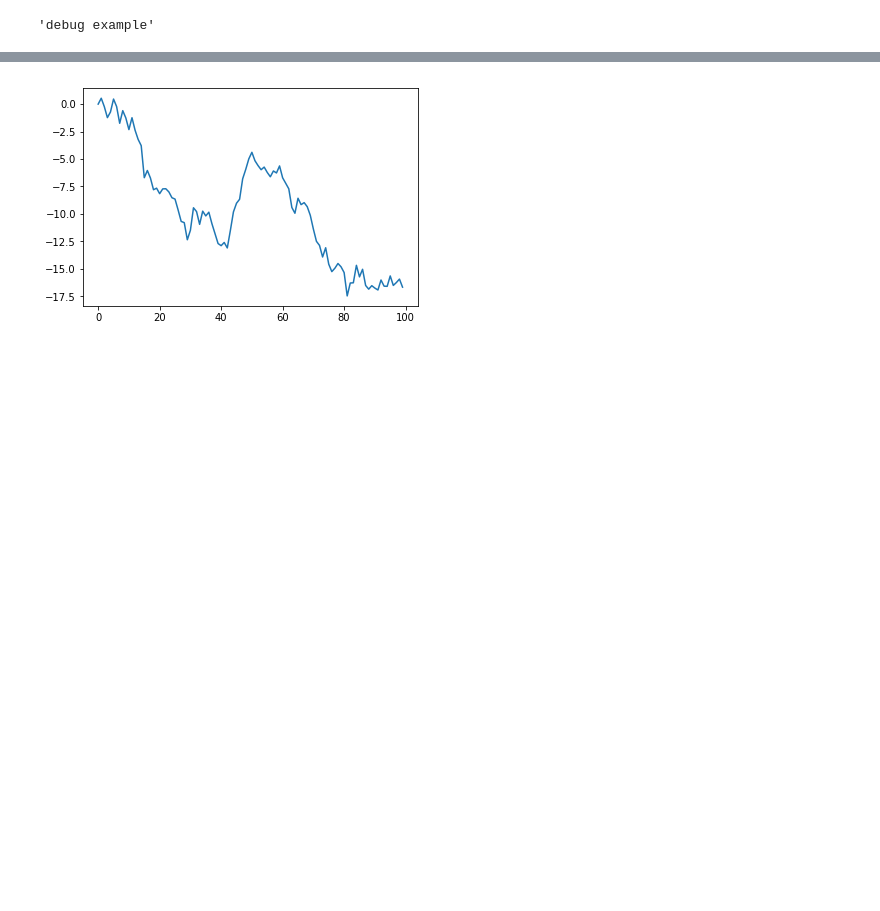
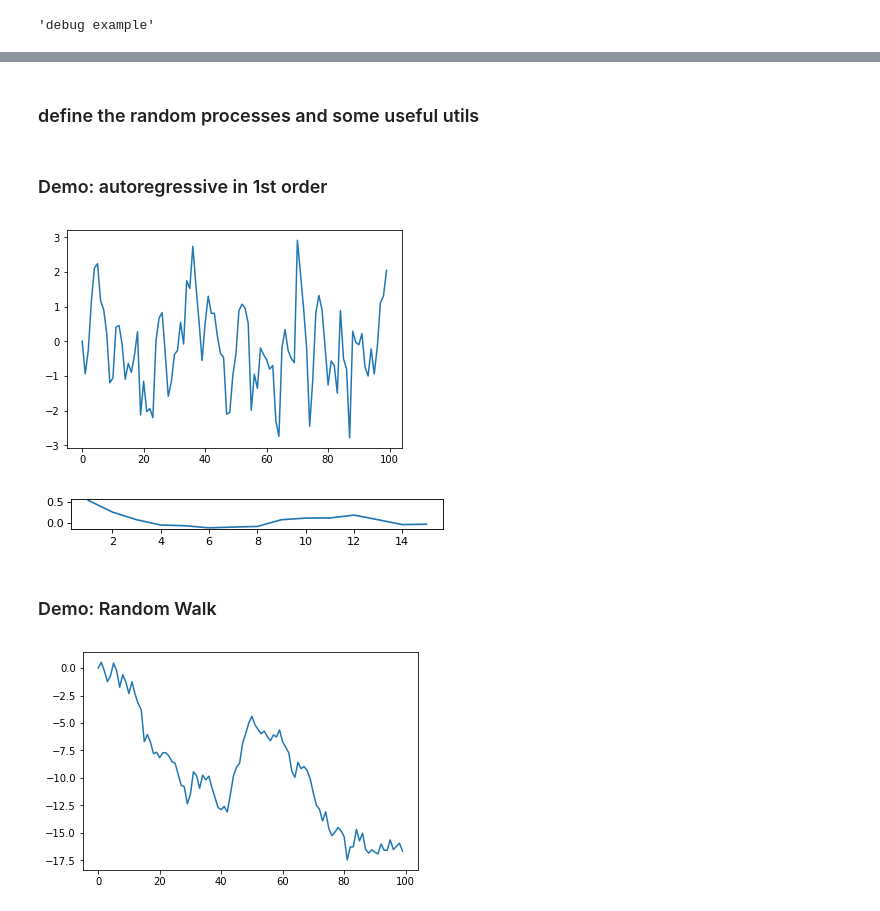
Before and after one commit to Kuo-TingKai/ML_Econ, a Jupyter notebook: Tsay_FinTS_ch2.ipynb, the cells around one changed output, grey strips where cells are left out. Drawn from its saved outputs; the diff is of its cells as text; code cells hidden in the pictures; blank space fills up the shorter version.

```diff
--- a/Tsay_FinTS_ch2.ipynb
+++ b/Tsay_FinTS_ch2.ipynb
@@ -18,5 +29,7 @@ random.seed(9)
 # %% [markdown]
  <img src="wiener_process.png">
+# %% [markdown]
+### define the random processes and some useful utils
 # %%
 def white_noise(period = 100,distribution='uniform'):
     if distribution == 'uniform':
@@ -29,7 +42,12 @@ def random_walk(period = 100,initial=0):
         rw[i]=rw[i-1]+random.gauss(0,1)
     return np.array(rw)
 
-
+def ar1(period=100,initial=0):
+    ar1=[0]*period
+    ar1[0]=initial
+    for i in range(1,100):
+        ar1[i]=0.5*ar1[i-1]+random.gauss(0,1)
+    return np.array(ar1)
 
 def plot(curve,period=100,step=1.0):
     plt.plot(np.array([i/step for i in range(period)]),curve)
@@ -47,3 +65,12 @@ def acf_curve(series,lag=15,figsize=(6,0.5)):
     acf_curve = np.array([acf(series,i) for i in range(1,lag+1)])
     plt.plot(np.array(range(1,lag+1)),acf_curve)
     plt.show()
+
+def wiener_process(period =100,n=1000,initial=0):
+    t=period
+    wp=[0]*t*n
+    wp[0]=initial
+
+    for i in range(1,t*n):
+        wp[i]=wp[i-1]+random.gauss(0,1)/np.sqrt(n)
+    return np.array(wp),t,n
@@ -59,3 +77,13 @@ def wiener_process(period =100,n=1000,initial=0):
+# %% [markdown]
+### Demo: autoregressive in 1st order
+# %%
+plot(ar1())
+acf_curve(ar1())
+# %% [output]
+[figure, added]
+[figure, added]
+# %% [markdown]
+### Demo: Random Walk
 # %%
 plot(random_walk())
 acf_curve(random_walk())
```
Also changed, not shown: parts of 20 cells of this notebook.
